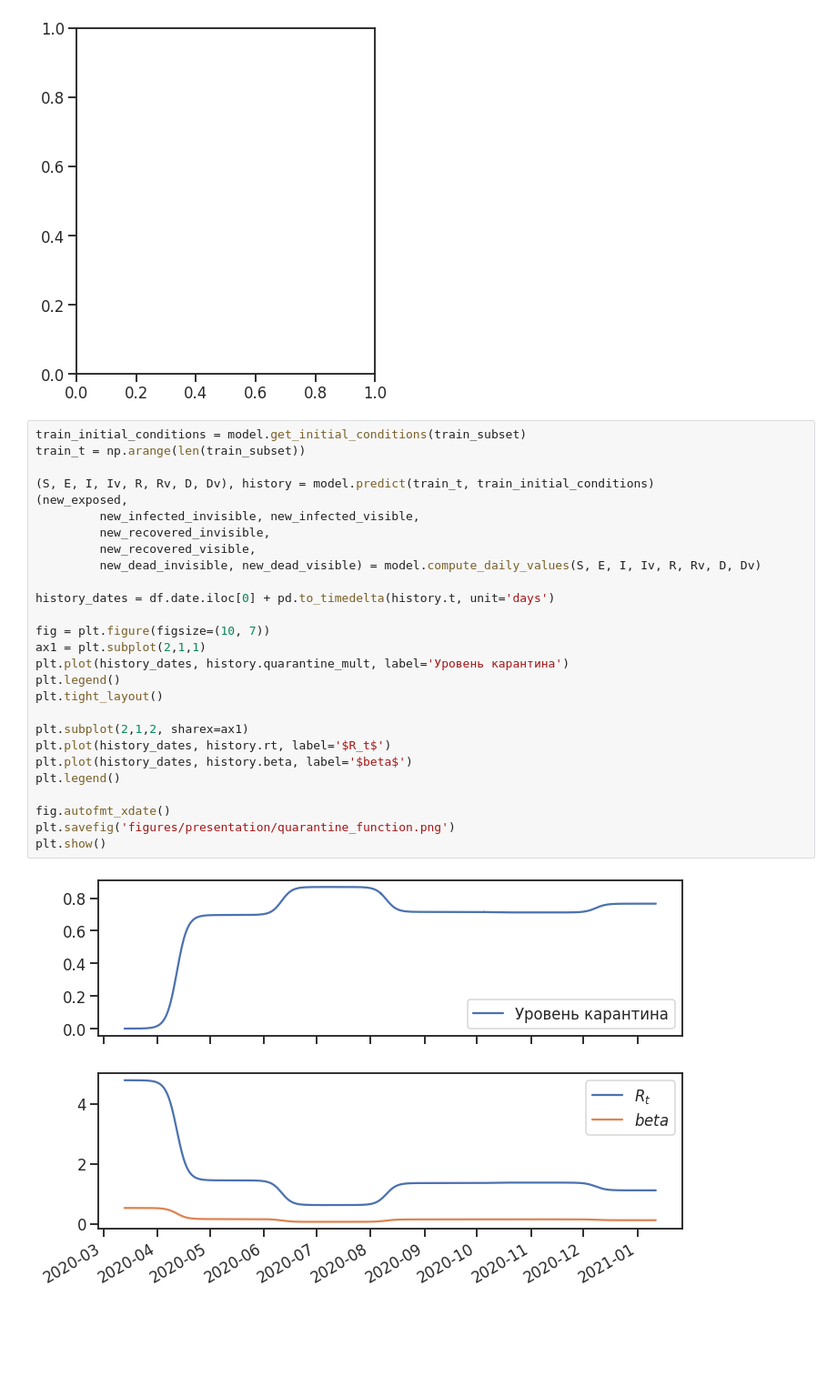
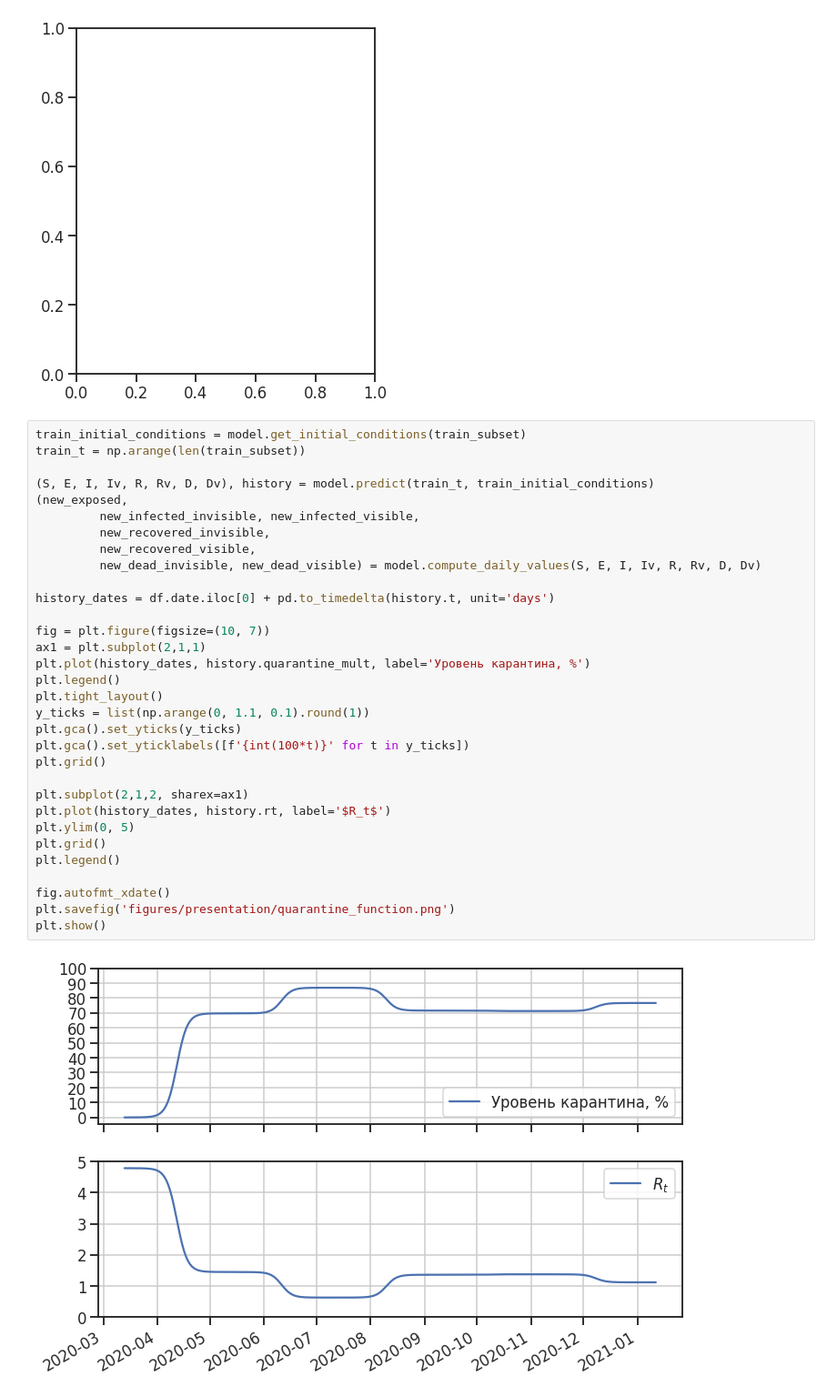
Before and after one commit to btseytlin/covid_peak_sir_modelling, a Jupyter notebook: seir_moscow_hidden.ipynb, the cells around one changed output. Shown at 91% size. Cells and saved outputs as stored; diff of their text form; blank space fills up the shorter version.

Commit message:
Further improved figures

```diff
--- a/seir_moscow_hidden.ipynb
+++ b/seir_moscow_hidden.ipynb
@@ -661,29 +639,34 @@ NameError: name 'eval_dates' is not defined
 # %%
 train_initial_conditions = model.get_initial_conditions(train_subset)
 train_t = np.arange(len(train_subset))
 
 (S, E, I, Iv, R, Rv, D, Dv), history = model.predict(train_t, train_initial_conditions)
 (new_exposed,
          new_infected_invisible, new_infected_visible,
          new_recovered_invisible,
          new_recovered_visible,
          new_dead_invisible, new_dead_visible) = model.compute_daily_values(S, E, I, Iv, R, Rv, D, Dv)
 
 history_dates = df.date.iloc[0] + pd.to_timedelta(history.t, unit='days')
 
 fig = plt.figure(figsize=(10, 7))
 ax1 = plt.subplot(2,1,1)
-plt.plot(history_dates, history.quarantine_mult, label='Уровень карантина')
+plt.plot(history_dates, history.quarantine_mult, label='Уровень карантина, %')
 plt.legend()
 plt.tight_layout()
+y_ticks = list(np.arange(0, 1.1, 0.1).round(1))
+plt.gca().set_yticks(y_ticks)
+plt.gca().set_yticklabels([f'{int(100*t)}' for t in y_ticks])
+plt.grid()
 
 plt.subplot(2,1,2, sharex=ax1)
 plt.plot(history_dates, history.rt, label='$R_t$')
-plt.plot(history_dates, history.beta, label='$beta$')
+plt.ylim(0, 5)
+plt.grid()
 plt.legend()
 
 fig.autofmt_xdate()
 plt.savefig('figures/presentation/quarantine_function.png')
 plt.show()
 # %% [output]
-[figure, old version]
+[figure, new version]
```
Also changed, not shown: parts of 6 cells of this notebook, 6 other files.
